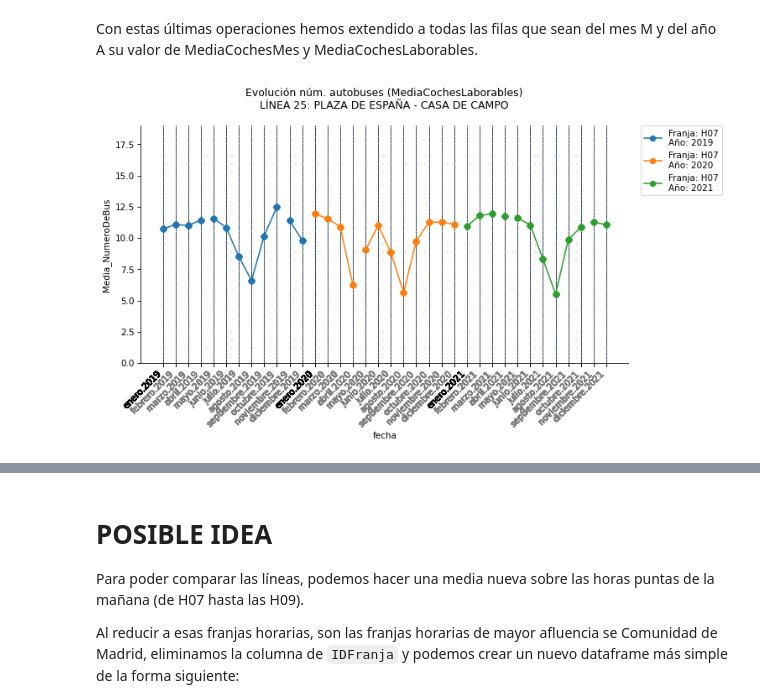
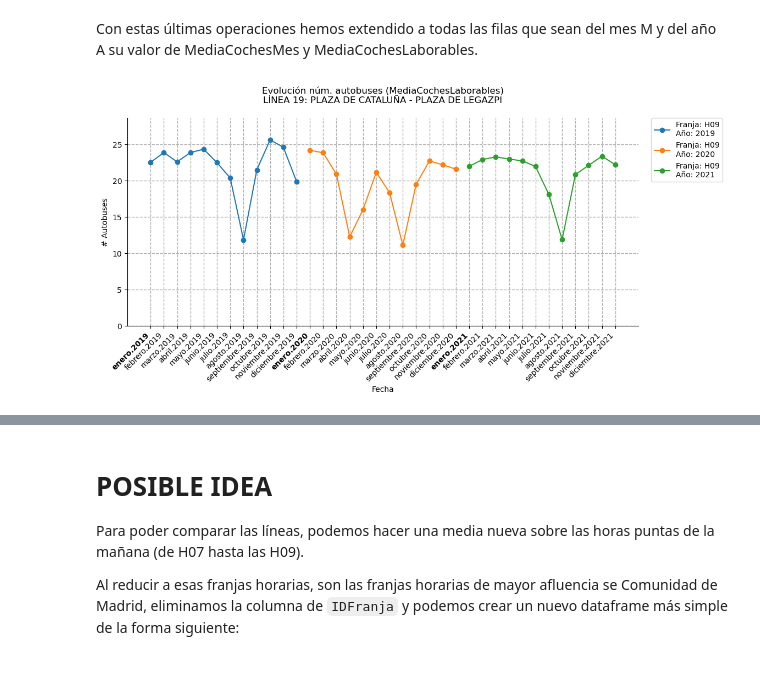
Before and after one commit to nacholopex/emt_madrid, a Jupyter notebook: 2022_emt_evolucion.ipynb, the cells around one changed output, grey strips where cells are left out. Saved outputs shown, nothing was run; the diff lists cells and outputs as text; code cells hidden in the pictures; blank space fills up the shorter version.

Commit message:
Fix:  Gráfico y MediaCochesLaborables

```diff
--- a/2022_emt_evolucion.ipynb
+++ b/2022_emt_evolucion.ipynb
@@ -102,4 +102,7 @@ oferta[oferta['FServicio']==calendar_festivo.iloc[0,1]].head(2)
 # entresemana = oferta[oferta['Diario']==True].copy()
 # entresemana['MediaCochesLaborables'] = entresemana.groupby(by=['CLinea', 'fechaCorta', 'IDFranja']).Coches.transform('mean')
 
-oferta['MediaCochesLaborables'] = oferta.loc[oferta['Diario']==True,:].groupby(by=['CLinea', 'fechaCorta', 'IDFranja'])['Coches'].transform('mean')
+#### IMPORTANTE ####
+# Esta sólo agregando el valor de MediaCochesLaborables a los días que son laborables y no a todo el mes
+
+# oferta['MediaCochesLaborables'] = oferta[oferta['Diario']==True].groupby(by=['CLinea', 'fechaCorta', 'IDFranja'])['Coches'].transform('mean')
@@ -117,0 +109,4 @@ oferta[oferta['MediaCochesMes'] != oferta['MediaCochesLaborables']].head(2)
+# %%
+medias = oferta[oferta['Diario']==True].copy()
+# %%
+medias['MediaCochesLaborables'] = medias.groupby(by=['CLinea','IDFranja','fechaCorta'])['Coches'].transform('mean')
@@ -118,3 +115,8 @@ oferta[oferta['MediaCochesMes'] != oferta['MediaCochesLaborables']].head(2)
+# %%
+# medias['year'] = medias['FServicio'].dt.year
+# medias['month_number'] = medias['FServicio'].dt.month
+# medias['month'] = medias['FServicio'].dt.month_name()
+medias = medias.loc[:,['CLinea','Elinea','Denominacion','FServicio','fechaCorta','IDFranja','MediaCochesMes','MediaCochesLaborables']].drop_duplicates(subset=['CLinea','IDFranja','fechaCorta'])
 # %% [markdown]
 ¿La MediaCochesMes == MediaCochesLaborables en algunos meses?
 # %% [markdown]
@@ -179,5 +197,8 @@ def graficar(dataset, num_linea, franja, media='MediaCochesMes', guardar=False):
 # %%
-graficar(dataset=oferta,num_linea=25,franja='H07',media='MediaCochesLaborables')
+graficar(dataset=medias,\
+            num_linea=19,\
+            franja='H09',
+            valores='MediaCochesLaborables')
 # %% [output]
-[figure, old version]
+[figure, new version]
 # %%
```
Also changed, not shown: parts of 14 cells of this notebook.
